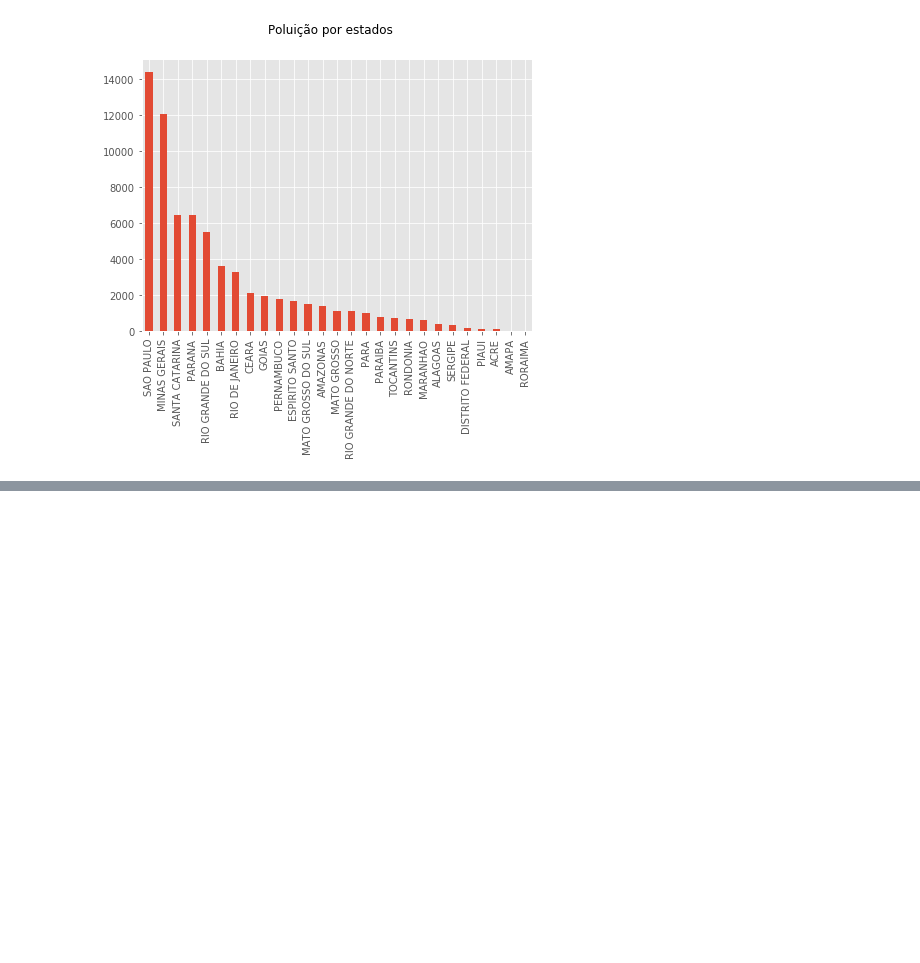
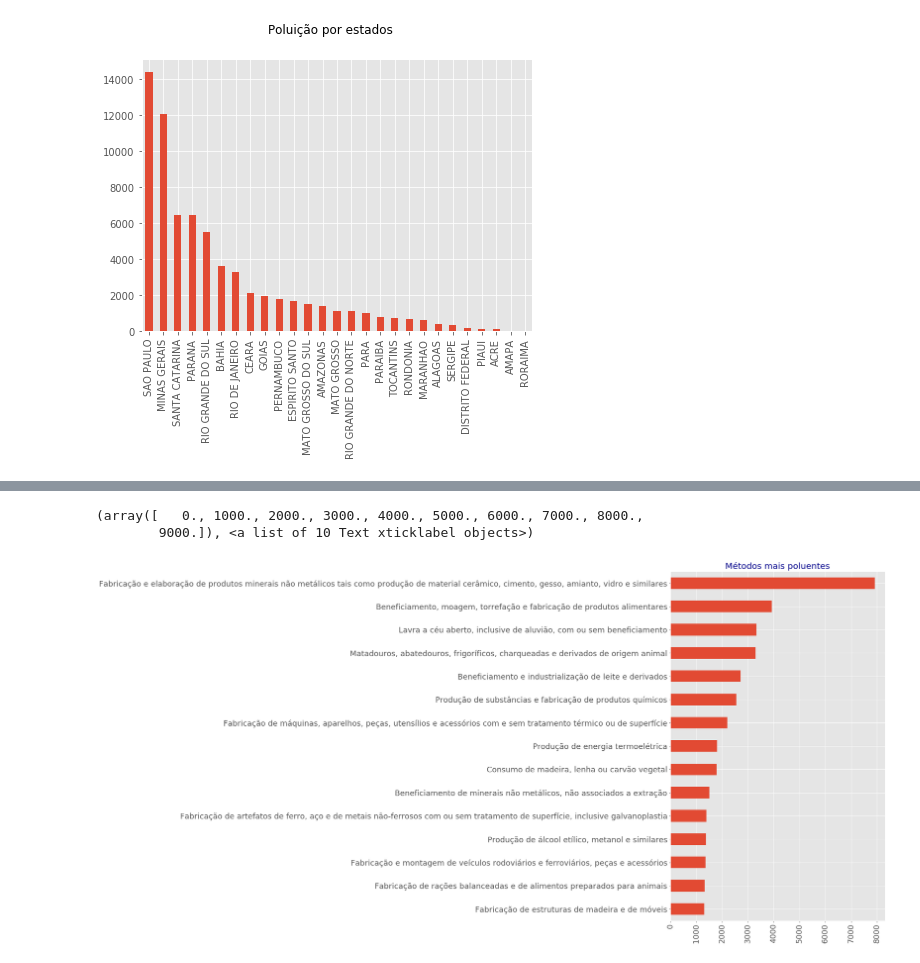
Before and after one commit to lrsonnewend/Emissao-Poluentes, a Jupyter notebook: analise_poluentes.ipynb, the cells around one changed output, grey strips where cells are left out. Cells and saved outputs as stored; diff of their text form; code cells hidden in the pictures; blank space fills up the shorter version.

```diff
--- a/analise_poluentes.ipynb
+++ b/analise_poluentes.ipynb
@@ -62,0 +64,13 @@ plt.xticks(rotation=90)
+# %%
+metodoPolu = pd.value_counts(dados['Detalhe'])
+metodoPolu = metodoPolu[:15].sort_values(ascending=[True])
+# %%
+plt.style.use("ggplot")
+metodoPolu.plot(kind='barh', subplots=True, label="", figsize=(9, 15), fontsize = 18)
+plt.title('Métodos mais poluentes', fontsize = 20, color = 'darkblue')
+
+plt.xticks(rotation=90)
+# %% [output]
+(array([   0., 1000., 2000., 3000., 4000., 5000., 6000., 7000., 8000.,
+        9000.]), <a list of 10 Text xticklabel objects>)
+[figure, added]
```
Also changed, not shown: parts of 1 cell of this notebook.
